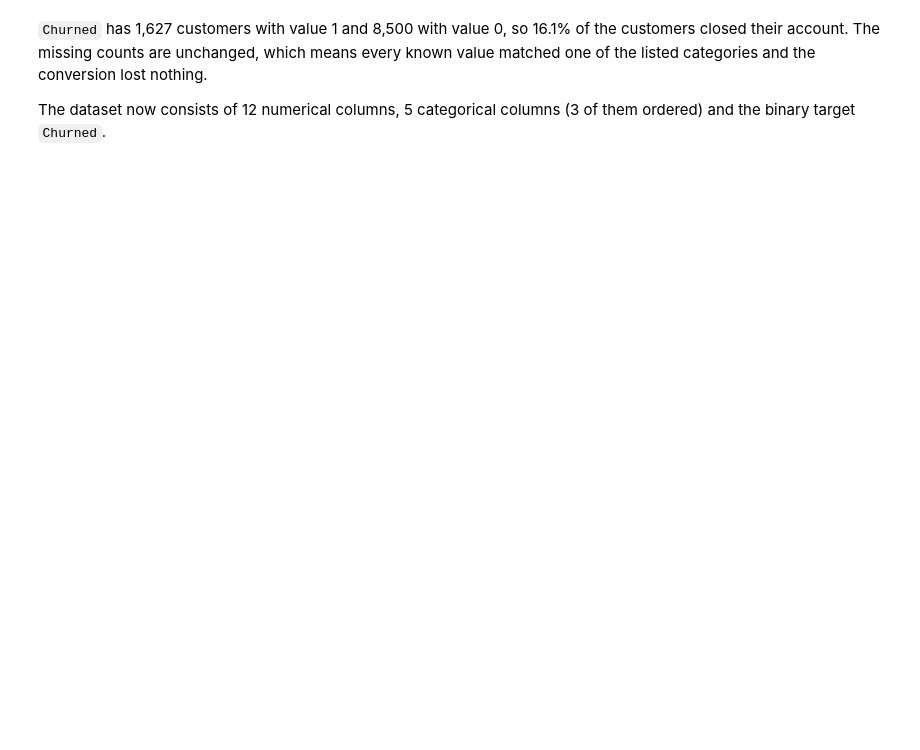
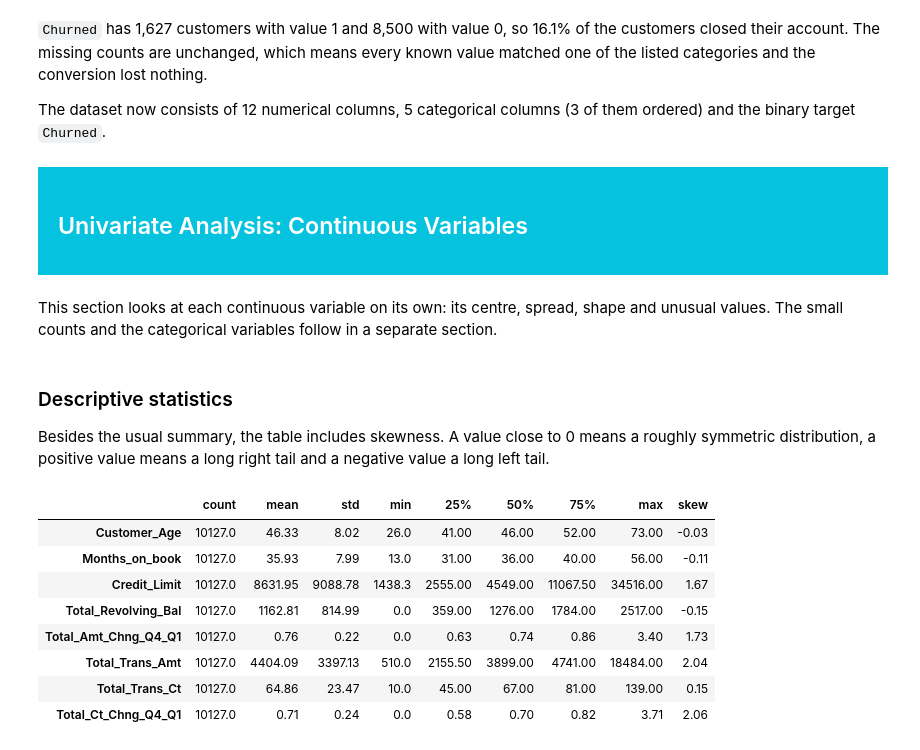
Before and after one commit to d3m1d0s/FoML_projects, a Jupyter notebook: project_1/bankchurners_eda_clustering.ipynb, the cells around one changed output. Saved outputs shown, nothing was run; the diff lists cells and outputs as text; code cells hidden in the pictures; blank space fills up the shorter version.

```diff
--- a/project_1/bankchurners_eda_clustering.ipynb
+++ b/project_1/bankchurners_eda_clustering.ipynb
@@ -418,3 +421,9 @@ memory usage: 1.1 MB
 `Churned` has 1,627 customers with value 1 and 8,500 with value 0, so 16.1% of the customers closed their account. The missing counts are unchanged, which means every known value matched one of the listed categories and the conversion lost nothing.
 
 The dataset now consists of 12 numerical columns, 5 categorical columns (3 of them ordered) and the binary target `Churned`.
+# %% [markdown]
+<div style="background-color: #05c3de; padding: 20px;">
+    <h2><font color='white'> Univariate Analysis: Continuous Variables </font></h2>
+</div>
+# %% [markdown]
+This section looks at each continuous variable on its own: its centre, spread, shape and unusual values. The small counts and the categorical variables follow in a separate section.
@@ -420,0 +433,19 @@ The dataset now consists of 12 numerical columns, 5 categorical columns (3 of th
+# %% [markdown]
+### Descriptive statistics
+
+Besides the usual summary, the table includes skewness. A value close to 0 means a roughly symmetric distribution, a positive value means a long right tail and a negative value a long left tail.
+# %%
+cont_summary = df[cont_cols].describe().T
+cont_summary["skew"] = df[cont_cols].skew()
+
+display(cont_summary.round(2))
+# %% [output]
+|  | count | mean | std | min | 25% | 50% | 75% | max | skew |
+| Customer_Age | 10127.0 | 46.33 | 8.02 | 26.0 | 41.00 | 46.00 | 52.00 | 73.00 | -0.03 |
+| Months_on_book | 10127.0 | 35.93 | 7.99 | 13.0 | 31.00 | 36.00 | 40.00 | 56.00 | -0.11 |
+| Credit_Limit | 10127.0 | 8631.95 | 9088.78 | 1438.3 | 2555.00 | 4549.00 | 11067.50 | 34516.00 | 1.67 |
+| Total_Revolving_Bal | 10127.0 | 1162.81 | 814.99 | 0.0 | 359.00 | 1276.00 | 1784.00 | 2517.00 | -0.15 |
+| Total_Amt_Chng_Q4_Q1 | 10127.0 | 0.76 | 0.22 | 0.0 | 0.63 | 0.74 | 0.86 | 3.40 | 1.73 |
+| Total_Trans_Amt | 10127.0 | 4404.09 | 3397.13 | 510.0 | 2155.50 | 3899.00 | 4741.00 | 18484.00 | 2.04 |
+| Total_Trans_Ct | 10127.0 | 64.86 | 23.47 | 10.0 | 45.00 | 67.00 | 81.00 | 139.00 | 0.15 |
+| Total_Ct_Chng_Q4_Q1 | 10127.0 | 0.71 | 0.24 | 0.0 | 0.58 | 0.70 | 0.82 | 3.71 | 2.06 |
```
Also changed, not shown: parts of 11 cells of this notebook.
